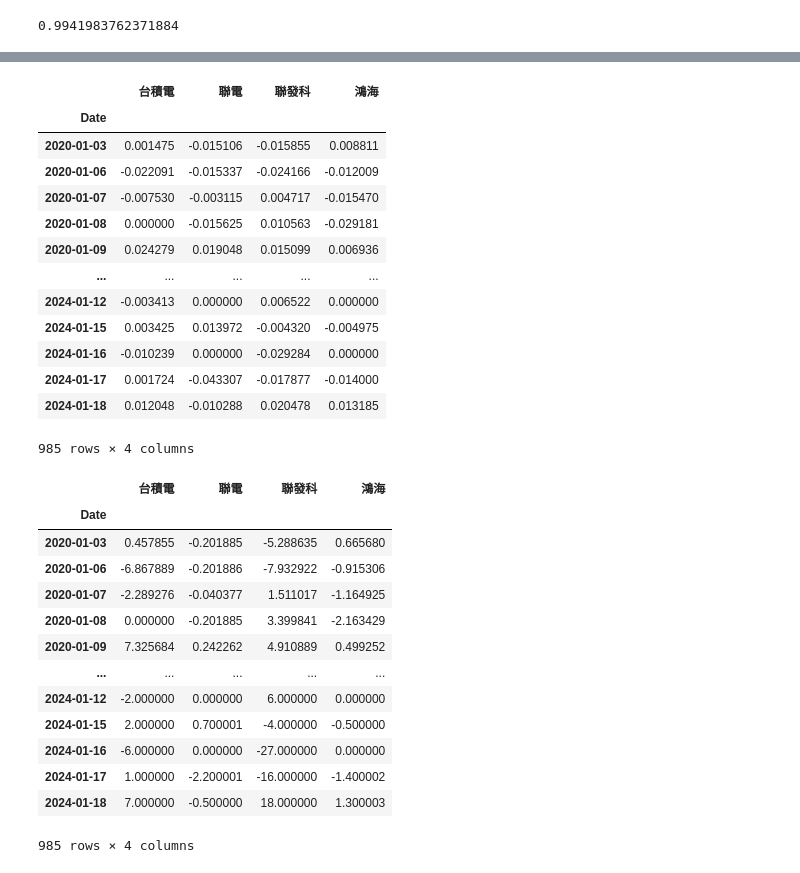
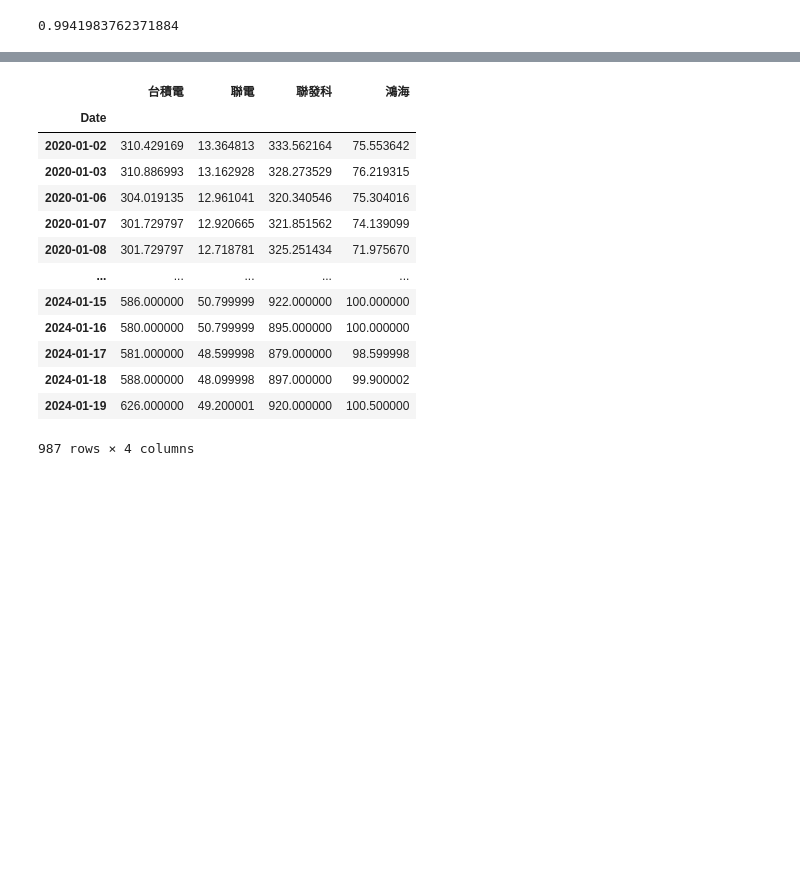
Before and after one commit to EsterWang65/PythonClass, a Jupyter notebook: 0118LESSON20/0118LESSON20.ipynb, the cells around one changed output, grey strips where cells are left out. Drawn from its saved outputs; the diff is of its cells as text; code cells hidden in the pictures; blank space fills up the shorter version.

```diff
--- a/0118LESSON20/0118LESSON20.ipynb
+++ b/0118LESSON20/0118LESSON20.ipynb
@@ -153,34 +174,29 @@ df2
-# %%
-df3 = df2.pct_change().iloc[1:]
-display(df3)
-df4 = df2.diff(axis = 0).iloc[1:]
-display(df4)
-# %% [output]
-|  | 台積電 | 聯電 | 聯發科 | 鴻海 |
-| Date |  |  |  |  |
-| 2020-01-03 | 0.001475 | -0.015106 | -0.015855 | 0.008811 |
-| 2020-01-06 | -0.022091 | -0.015337 | -0.024166 | -0.012009 |
-| 2020-01-07 | -0.007530 | -0.003115 | 0.004717 | -0.015470 |
-| 2020-01-08 | 0.000000 | -0.015625 | 0.010563 | -0.029181 |
-| 2020-01-09 | 0.024279 | 0.019048 | 0.015099 | 0.006936 |
-| ... | ... | ... | ... | ... |
-| 2024-01-12 | -0.003413 | 0.000000 | 0.006522 | 0.000000 |
-| 2024-01-15 | 0.003425 | 0.013972 | -0.004320 | -0.004975 |
-| 2024-01-16 | -0.010239 | 0.000000 | -0.029284 | 0.000000 |
-| 2024-01-17 | 0.001724 | -0.043307 | -0.017877 | -0.014000 |
-| 2024-01-18 | 0.012048 | -0.010288 | 0.020478 | 0.013185 |
-985 rows × 4 columns
-|  | 台積電 | 聯電 | 聯發科 | 鴻海 |
-| Date |  |  |  |  |
-| 2020-01-03 | 0.457855 | -0.201885 | -5.288635 | 0.665680 |
-| 2020-01-06 | -6.867889 | -0.201886 | -7.932922 | -0.915306 |
-| 2020-01-07 | -2.289276 | -0.040377 | 1.511017 | -1.164925 |
-| 2020-01-08 | 0.000000 | -0.201885 | 3.399841 | -2.163429 |
-| 2020-01-09 | 7.325684 | 0.242262 | 4.910889 | 0.499252 |
-| ... | ... | ... | ... | ... |
-| 2024-01-12 | -2.000000 | 0.000000 | 6.000000 | 0.000000 |
-| 2024-01-15 | 2.000000 | 0.700001 | -4.000000 | -0.500000 |
-| 2024-01-16 | -6.000000 | 0.000000 | -27.000000 | 0.000000 |
-| 2024-01-17 | 1.000000 | -2.200001 | -16.000000 | -1.400002 |
-| 2024-01-18 | 7.000000 | -0.500000 | 18.000000 | 1.300003 |
-985 rows × 4 columns
+# %%
+##更改欄位名稱
+'''可透過rename此method來重新命名欄位名稱或index。
+DataFrame物件名稱.rename(): Rename columns or index labels. Function / dict values must be unique (1-to-1).
+Labels not contained in a dict / Series will be left as-is. Extra labels listed don't throw an error.
+可加入參數mapper來指定要重新命名的column/index及新的名稱。可為dict-like or function。
+mapper: Dict-like or function transformations to apply to that axis' values.
+Use either mapper and axis to specify the axis to target with mapper, or index and columns.
+參數axis可指定為對index或columns執行(Axis to target with mapper.)，預設為0。
+參數replace可指定是否覆蓋原DataFrame，為bool，預設為False。
+replace: Whether to modify the DataFrame rather than creating a new one. If True then value of copy is ignored.'''
+
+df2.rename({"2330.TW":"台積電","2303.TW":"聯電","2454.TW":"聯發科","2317.TW":"鴻海"},axis = 1,inplace = True)
+df2
+# %% [output]
+|  | 台積電 | 聯電 | 聯發科 | 鴻海 |
+| Date |  |  |  |  |
+| 2020-01-02 | 310.429169 | 13.364813 | 333.562164 | 75.553642 |
+| 2020-01-03 | 310.886993 | 13.162928 | 328.273529 | 76.219315 |
+| 2020-01-06 | 304.019135 | 12.961041 | 320.340546 | 75.304016 |
+| 2020-01-07 | 301.729797 | 12.920665 | 321.851562 | 74.139099 |
+| 2020-01-08 | 301.729797 | 12.718781 | 325.251434 | 71.975670 |
+| ... | ... | ... | ... | ... |
+| 2024-01-15 | 586.000000 | 50.799999 | 922.000000 | 100.000000 |
+| 2024-01-16 | 580.000000 | 50.799999 | 895.000000 | 100.000000 |
+| 2024-01-17 | 581.000000 | 48.599998 | 879.000000 | 98.599998 |
+| 2024-01-18 | 588.000000 | 48.099998 | 897.000000 | 99.900002 |
+| 2024-01-19 | 626.000000 | 49.200001 | 920.000000 | 100.500000 |
+987 rows × 4 columns
```
Also changed, not shown: parts of 14 cells of this notebook.
